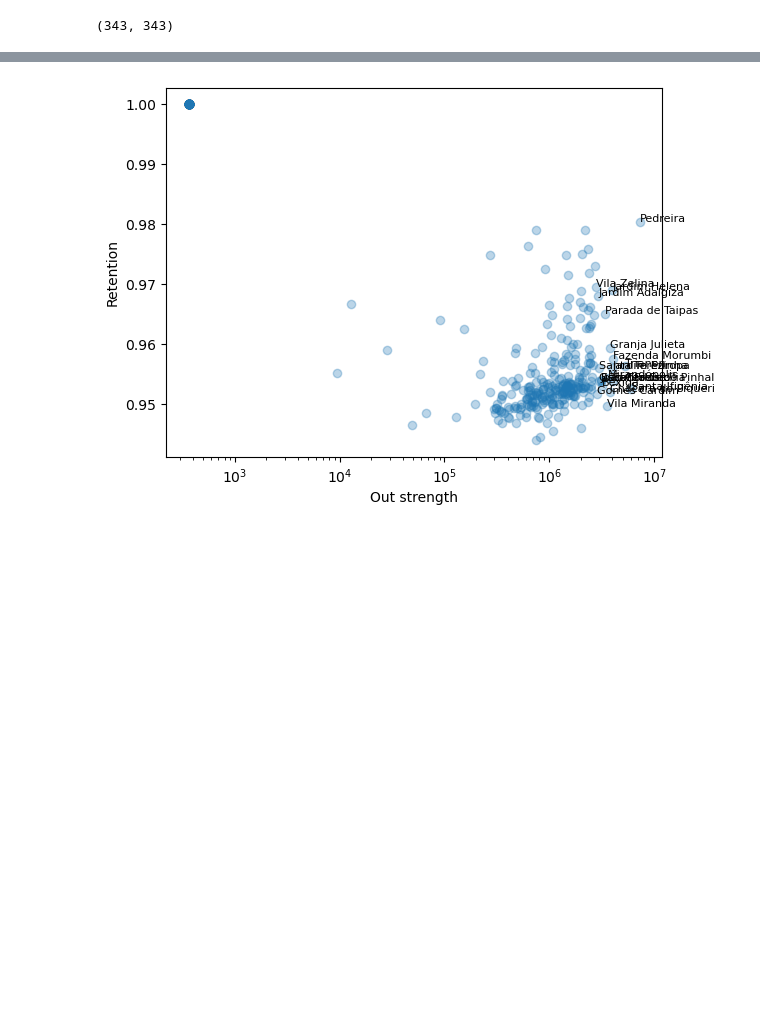
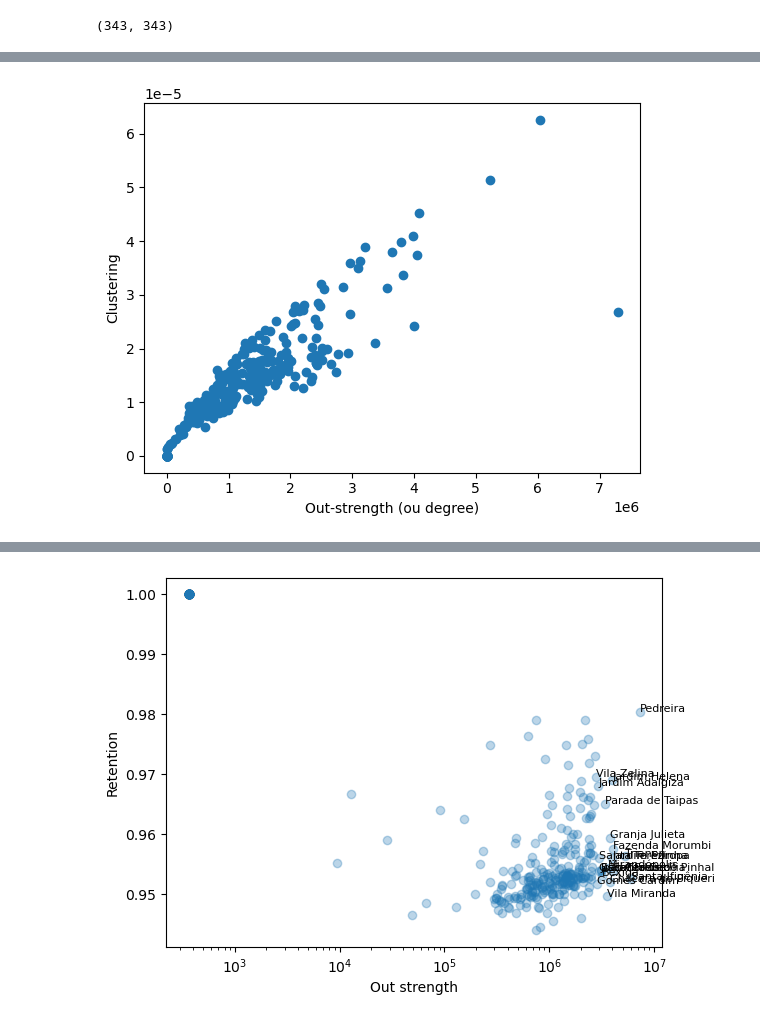
Before and after one commit to catianascimento/mobility-network-analysis, a Jupyter notebook: analise_mobilidade.ipynb, the cells around one changed output, grey strips where cells are left out. Cells and saved outputs as stored; diff of their text form; code cells hidden in the pictures; blank space fills up the shorter version.

```diff
--- a/analise_mobilidade.ipynb
+++ b/analise_mobilidade.ipynb
@@ -252,0 +197,15 @@ gdf_comm.plot(column="retention", cmap="plasma", legend=True)
+# %%
+# Clustering (coeficiente de agrupamento) considerando o grafo não-direcional e ponderado
+clustering = nx.clustering(G.to_undirected(), weight='weight')
+# %%
+nodes = list(G.nodes())
+
+deg = np.array([out_strength[n] for n in nodes])
+clus = np.array([clustering[n] for n in nodes])
+
+plt.scatter(deg, clus)
+plt.xlabel("Out-strength (ou degree)")
+plt.ylabel("Clustering")
+plt.show()
+# %% [output]
+[figure, added]
```
Also changed, not shown: parts of 59 cells of this notebook.
